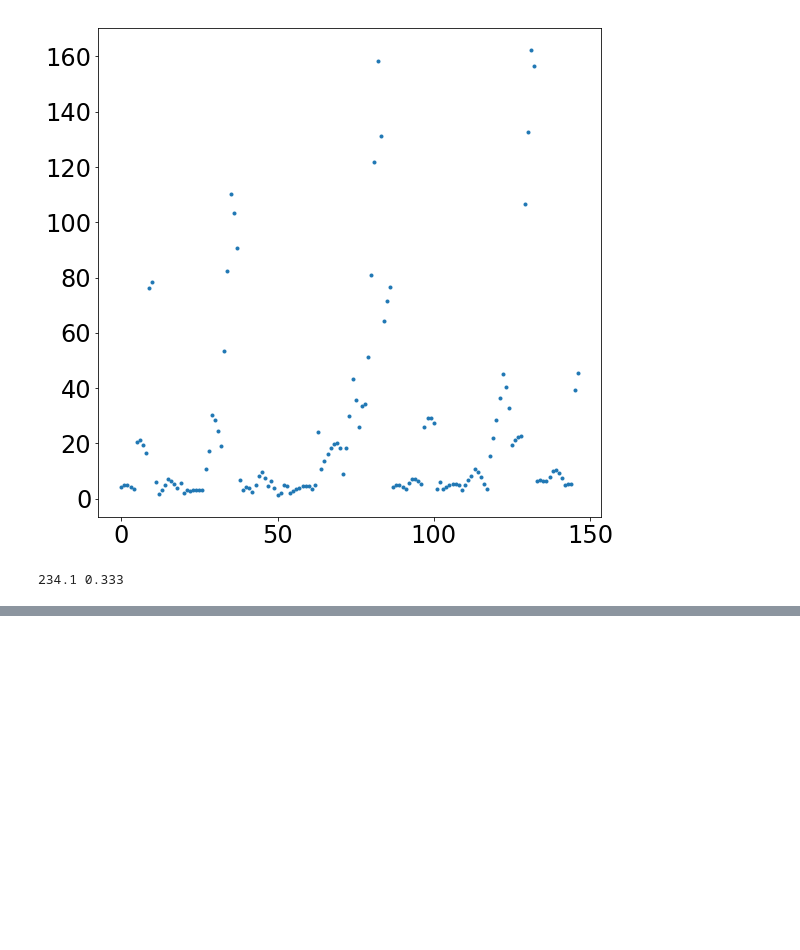
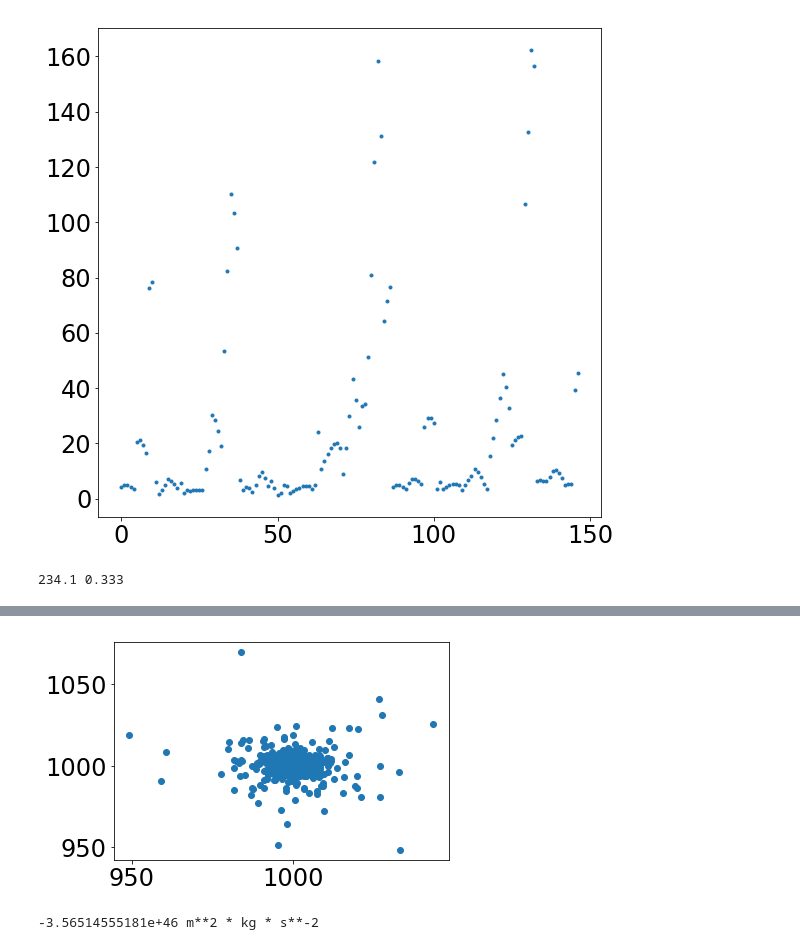
Before and after one commit to seanlabean/summer-research, a Jupyter notebook: Scripts/testing.ipynb, the cells around one changed output, grey strips where cells are left out. Saved outputs shown, nothing was run; the diff lists cells and outputs as text; code cells hidden in the pictures; blank space fills up the shorter version.

```diff
--- a/Scripts/testing.ipynb
+++ b/Scripts/testing.ipynb
@@ -55,0 +60,8 @@ print string
+# %%
+totalM = 1e7 | units.MSun
+radius = 6 | units.parsec
+conv = nbody_system.nbody_to_si(radius, totalM)
+
+pm = new_plummer_model(1000, convert_nbody=conv, do_scale=True)
+
+help(new_plummer_model)
@@ -55,0 +83,11 @@ print string
+# %%
+plt.scatter(pm.x.value_in(units.parsec), pm.y.value_in(units.parsec))
+plt.show()
+# %% [output]
+[figure, added]
+# %%
+import numpy as np
+
+print pm.potential_energy() + pm.kinetic_energy()
+# %% [output]
+-3.56514555181e+46 m**2 * kg * s**-2
```
Also changed, not shown: parts of 4 cells of this notebook, 4 other files.
